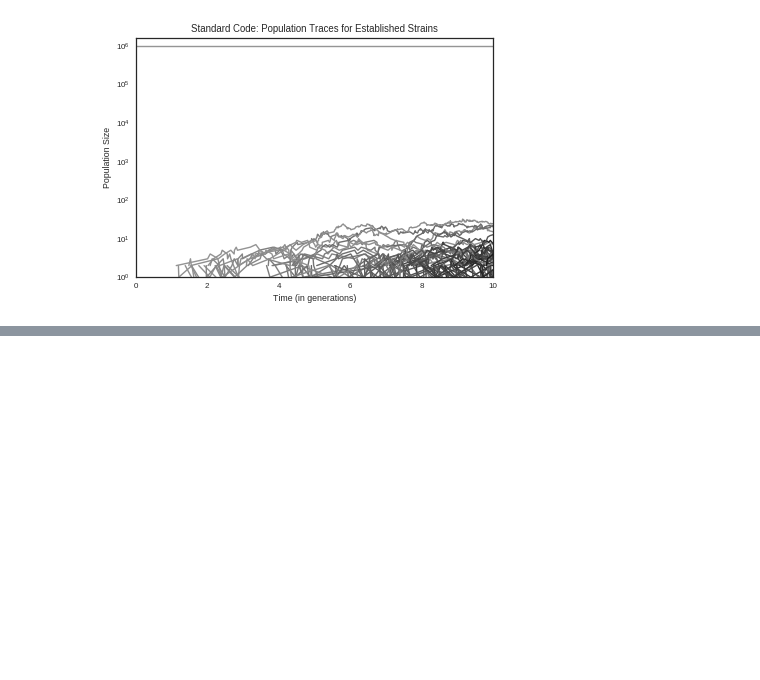
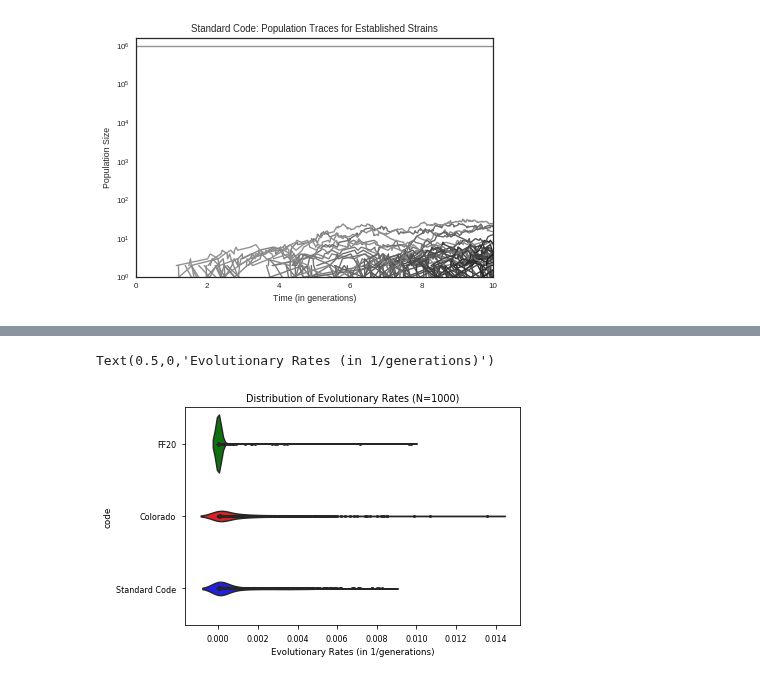
Before and after one commit to EndyLab/codon-tables, a Jupyter notebook: notebooks/fast_fail_figs.ipynb, the cells around one changed output, grey strips where cells are left out. Cells and saved outputs as stored; diff of their text form; code cells hidden in the pictures; blank space fills up the shorter version.

```diff
--- a/notebooks/fast_fail_figs.ipynb
+++ b/notebooks/fast_fail_figs.ipynb
@@ -353,0 +467,9 @@ plt.show()
+# %%
+# plot violin plots for lag times
+ax = sns.violinplot(x='rate', y='code', data=DF_3cd, palette=colordict, inner='point')
+plt.title('Distribution of Evolutionary Rates (N=1000)')
+plt.xlabel('Evolutionary Rates (in 1/generations)')
+#plt.savefig('bonkers.pdf')
+# %% [output]
+Text(0.5,0,'Evolutionary Rates (in 1/generations)')
+[figure, added]
```
Also changed, not shown: parts of 8 cells of this notebook, 1 other file.
